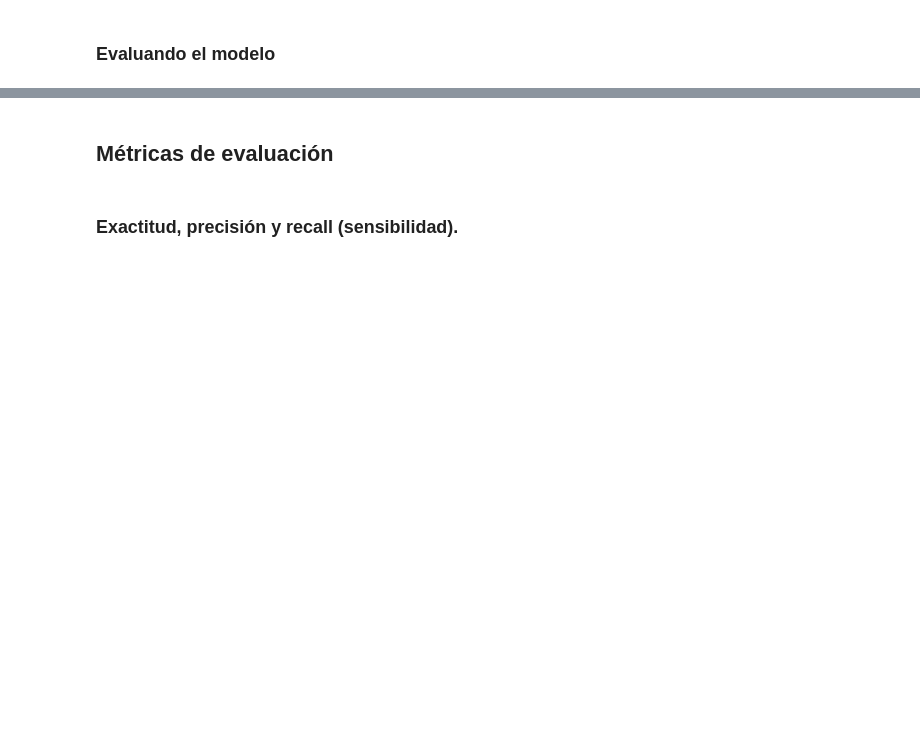
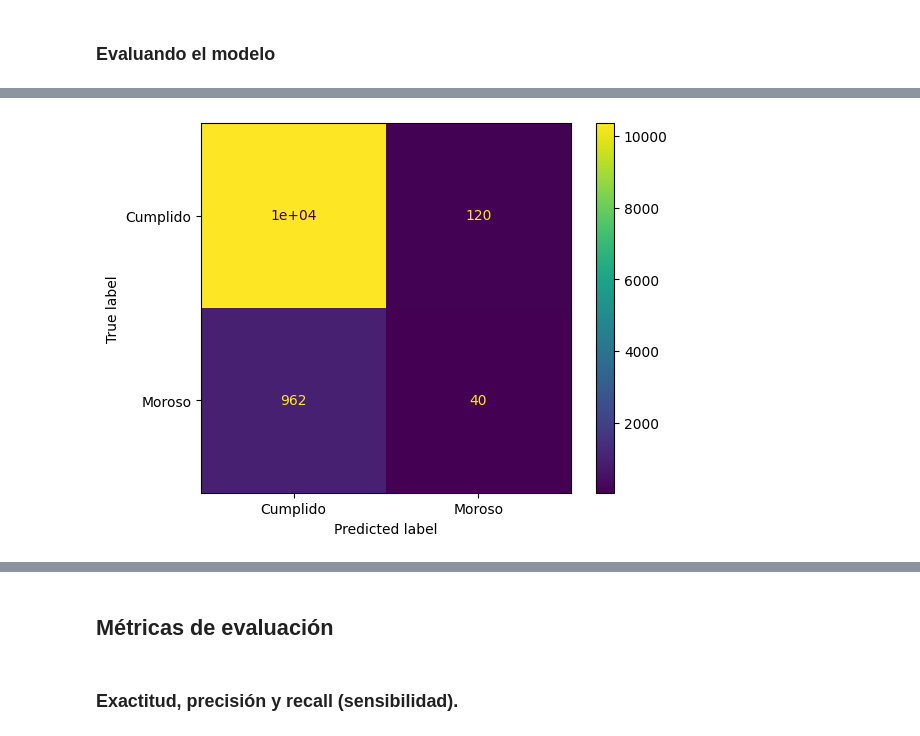
Before and after one commit to DanielRaiicHu/clasificacion_validacion_y_metricas, a Jupyter notebook: Clasificacion_validacion_y_metricas.ipynb, the cells around one changed output, grey strips where cells are left out. Saved outputs shown, nothing was run; the diff lists cells and outputs as text; code cells hidden in the pictures; blank space fills up the shorter version.

```diff
--- a/Clasificacion_validacion_y_metricas.ipynb
+++ b/Clasificacion_validacion_y_metricas.ipynb
@@ -49,0 +193,13 @@ Con el objetivo de verificar la capacidad de generalización de un modelo, debem
+# %%
+# Creamos nuevamente el objeto de visualización pero esta vez con etiquetas personalizadas
+# display_labels nos permite mostrar "Cumplido" y "Moroso" en vez de 0 y 1, lo cual es más comprensible
+visualizacion = ConfusionMatrixDisplay(
+    confusion_matrix=matriz_confusion,
+    display_labels=['Cumplido', 'Moroso']  # Etiquetas para las clases 0 y 1
+)
+
+# Volvemos a graficar la matriz, pero ahora con las etiquetas descriptivas
+# Esto hace que el gráfico sea más interpretativo para una presentación o informe
+visualizacion.plot();
+# %% [output]
+[figure, added]
```
Also changed, not shown: parts of 14 cells of this notebook.
